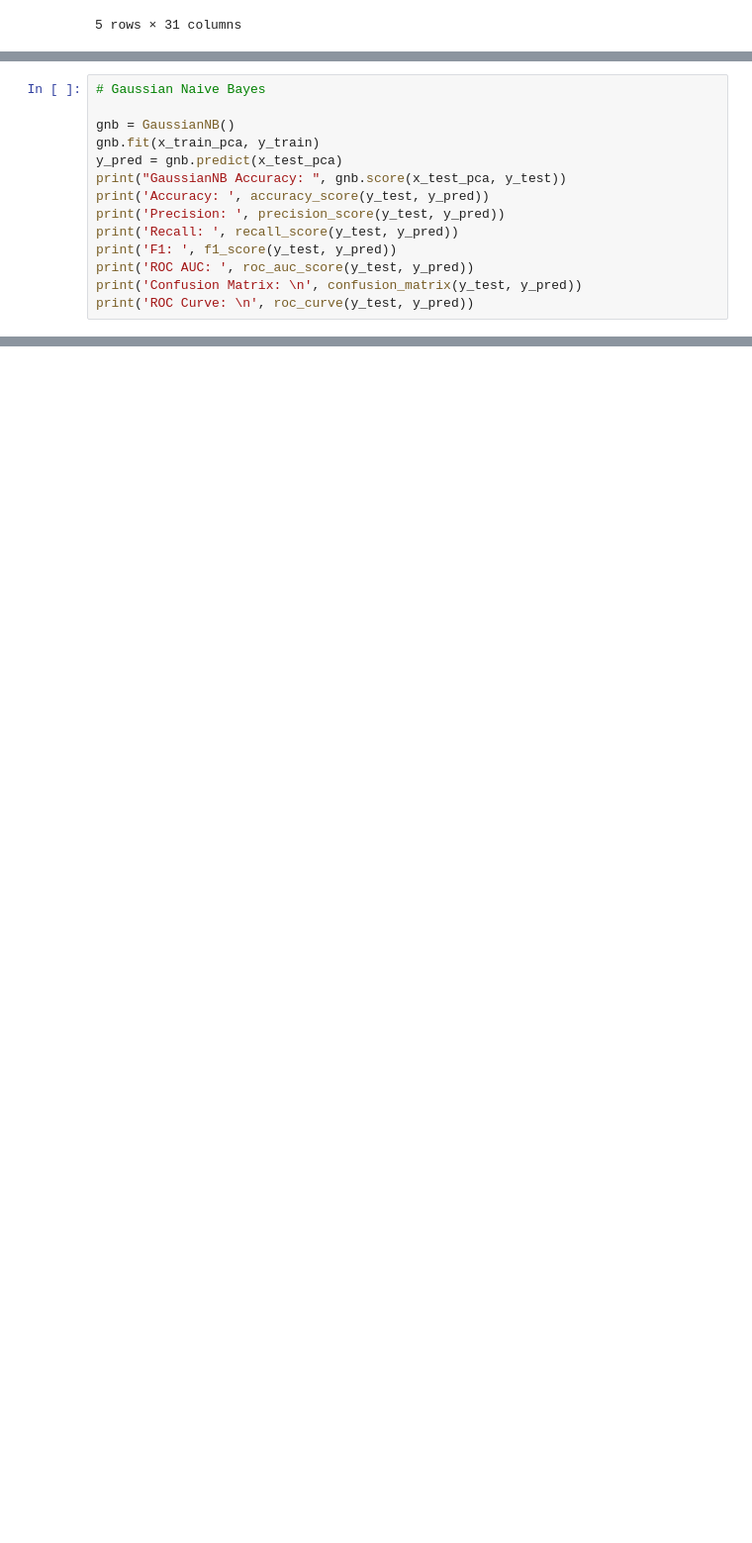
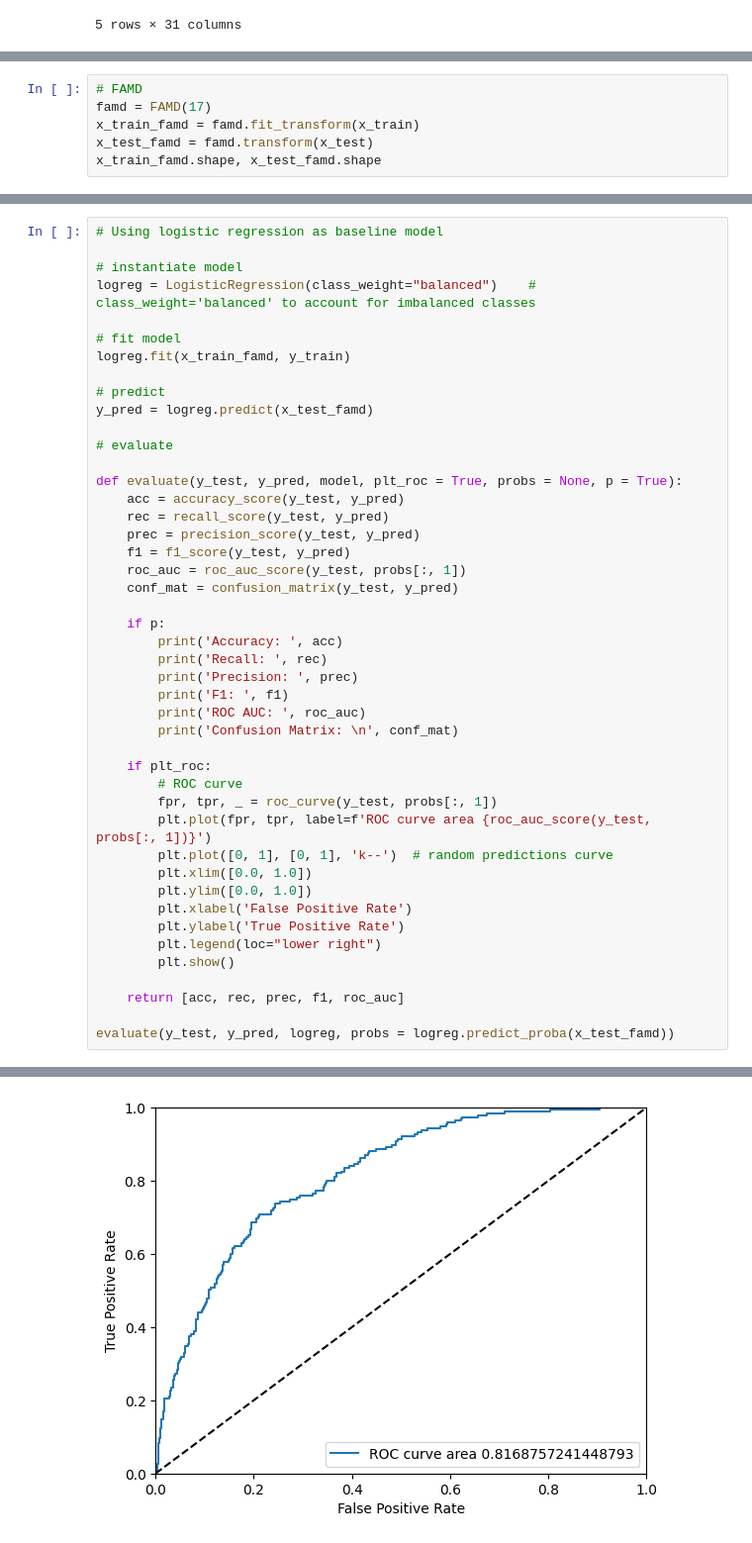
Before and after one commit to SergiPantoja/customer-churn-prediction, a Jupyter notebook: customer_churn.ipynb, the cells around one changed output, grey strips where cells are left out. Shown at 99% size. Saved outputs shown, nothing was run; the diff lists cells and outputs as text; blank space fills up the shorter version.

```diff
--- a/customer_churn.ipynb
+++ b/customer_churn.ipynb
@@ -370,14 +260,0 @@ ROC Curve:
-# %%
-# Gaussian Naive Bayes
-
-gnb = GaussianNB()
-gnb.fit(x_train_pca, y_train)
-y_pred = gnb.predict(x_test_pca)
-print("GaussianNB Accuracy: ", gnb.score(x_test_pca, y_test))
-print('Accuracy: ', accuracy_score(y_test, y_pred))
-print('Precision: ', precision_score(y_test, y_pred))
-print('Recall: ', recall_score(y_test, y_pred))
-print('F1: ', f1_score(y_test, y_pred))
-print('ROC AUC: ', roc_auc_score(y_test, y_pred))
-print('Confusion Matrix: \n', confusion_matrix(y_test, y_pred))
-print('ROC Curve: \n', roc_curve(y_test, y_pred))
@@ -395,0 +289,6 @@ ROC Curve:
+# %%
+# FAMD
+famd = FAMD(17)
+x_train_famd = famd.fit_transform(x_train)
+x_test_famd = famd.transform(x_test)
+x_train_famd.shape, x_test_famd.shape
@@ -395,0 +297,46 @@ ROC Curve:
+# %%
+# Using logistic regression as baseline model
+
+# instantiate model
+logreg = LogisticRegression(class_weight="balanced")    # class_weight='balanced' to account for imbalanced classes
+
+# fit model
+logreg.fit(x_train_famd, y_train)
+
+# predict
+y_pred = logreg.predict(x_test_famd)
+
+# evaluate
+
+def evaluate(y_test, y_pred, model, plt_roc = True, probs = None, p = True):
+    acc = accuracy_score(y_test, y_pred)
+    rec = recall_score(y_test, y_pred)
+    prec = precision_score(y_test, y_pred)
+    f1 = f1_score(y_test, y_pred)
+    roc_auc = roc_auc_score(y_test, probs[:, 1])
+    conf_mat = confusion_matrix(y_test, y_pred)
+
+    if p:
+        print('Accuracy: ', acc)
+        print('Recall: ', rec)
+        print('Precision: ', prec)
+        print('F1: ', f1)
+        print('ROC AUC: ', roc_auc)
+        print('Confusion Matrix: \n', conf_mat)
+
+    if plt_roc:
+        # ROC curve
+        fpr, tpr, _ = roc_curve(y_test, probs[:, 1])
+        plt.plot(fpr, tpr, label=f'ROC curve area {roc_auc_score(y_test, probs[:, 1])}')
+        plt.plot([0, 1], [0, 1], 'k--')  # random predictions curve
+        plt.xlim([0.0, 1.0])
+        plt.ylim([0.0, 1.0])
+        plt.xlabel('False Positive Rate')
+        plt.ylabel('True Positive Rate')
+        plt.legend(loc="lower right")
+        plt.show()
+
+    return [acc, rec, prec, f1, roc_auc]
+
+evaluate(y_test, y_pred, logreg, probs = logreg.predict_proba(x_test_famd))
+# %% [output]
@@ -395,0 +351 @@ ROC Curve:
+[figure, added]
```
Also changed, not shown: parts of 36 cells of this notebook, 1 other file.
